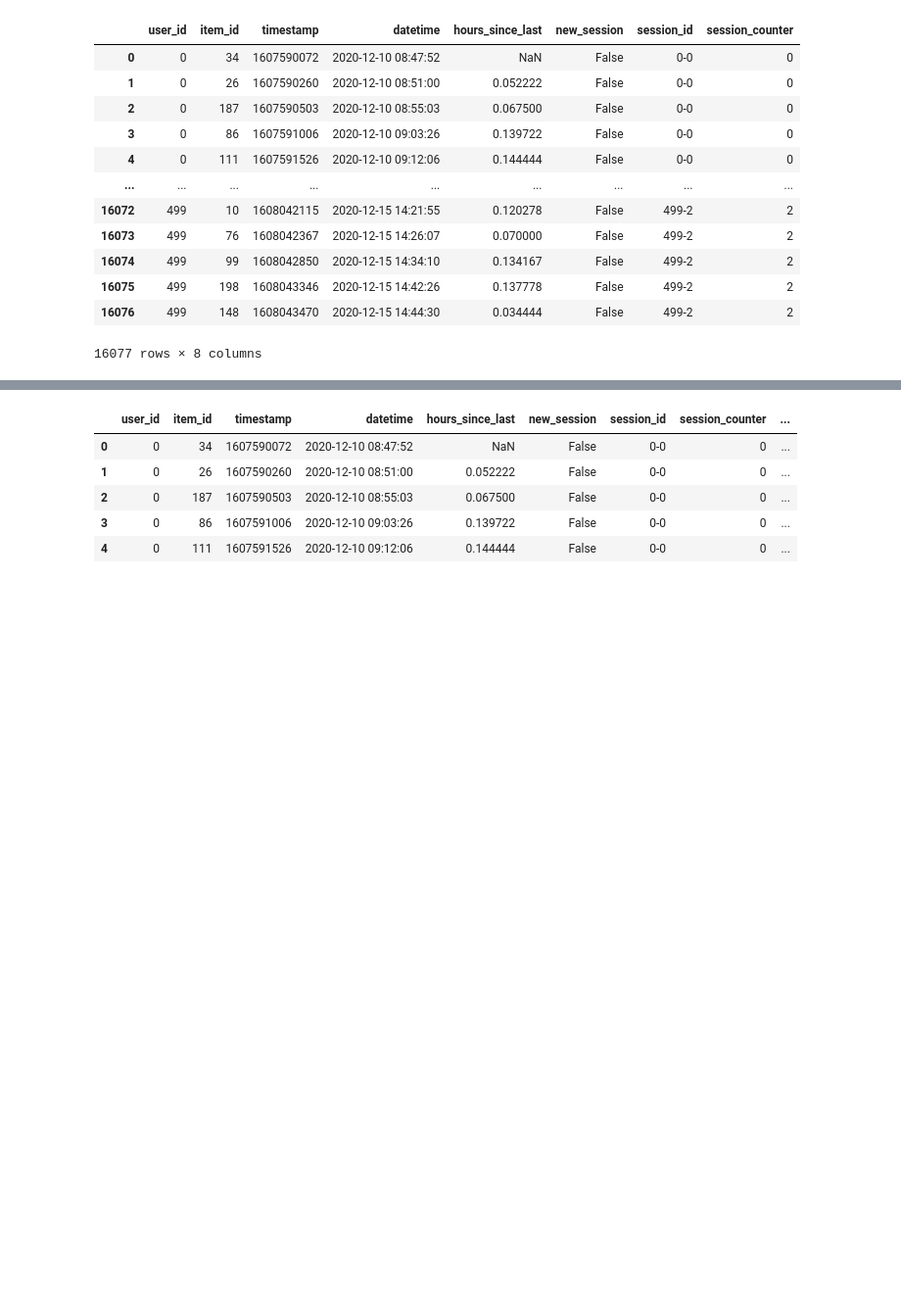
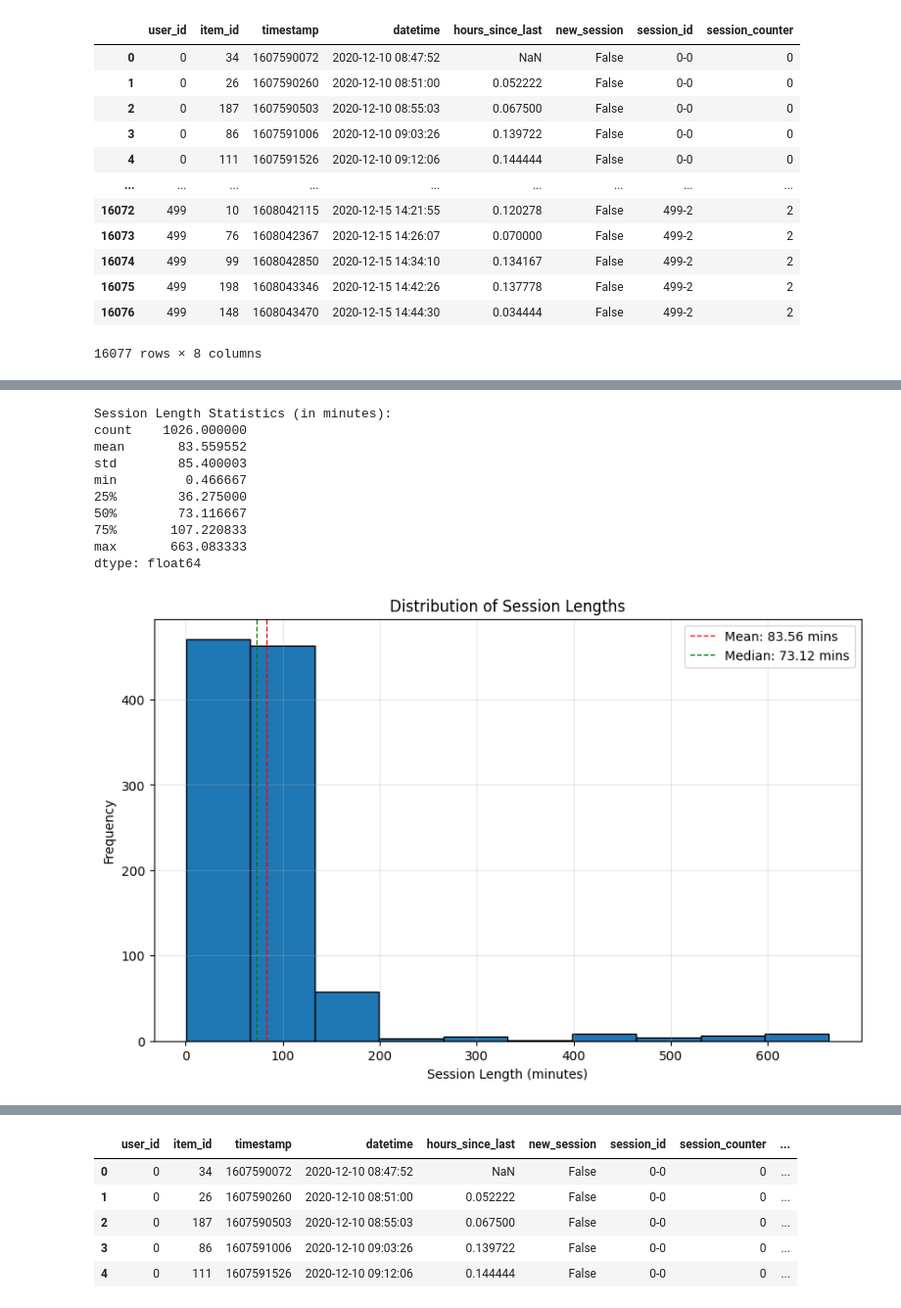
Before and after one commit to Charles-1994/recommender_system_BE, a Jupyter notebook: data_exploration.ipynb, the cells around one changed output, grey strips where cells are left out. Shown at 98% size. Saved outputs shown, nothing was run; the diff lists cells and outputs as text; code cells hidden in the pictures; blank space fills up the shorter version.

```diff
--- a/data_exploration.ipynb
+++ b/data_exploration.ipynb
@@ -295,0 +298,5 @@ events[(events['user_id'] == 2)]
+# %%
+events_dedup = (events.sort_values(['user_id', 'session_id', 'timestamp', 'item_id'])
+          .drop_duplicates(subset=['user_id', 'session_id', 'item_id'], keep='first')
+          .reset_index(drop=True))
+events_dedup[(events_dedup['user_id'] == 2)].sort_values(["session_id","item_id"])
@@ -295,0 +323,8 @@ events[(events['user_id'] == 2)]
+# %%
+# Count events per session
+session_counts = events_dedup.groupby(['user_id', 'session_id']).size().reset_index(name='event_count')
+
+# Filter out sessions with only one event
+events_dedup = events_dedup.merge(session_counts, on=['user_id', 'session_id'])
+events_dedup = events_dedup[events_dedup['event_count'] > 1].drop(columns=['event_count'])
+events_dedup
@@ -325,0 +377,6 @@ session_id
+# %%
+# Calculate session length (in minutes)
+session_lengths = (events_dedup.groupby('session_id')['datetime']
+                  .agg(['min', 'max'])
+                  .apply(lambda x: (x['max'] - x['min']).total_seconds() / 60, axis=1))
+session_lengths
@@ -325,0 +397,31 @@ session_id
+# %%
+# Create histogram with 10 bins
+import matplotlib.pyplot as plt
+
+plt.figure(figsize=(10, 6))
+plt.hist(session_lengths, bins=10, edgecolor='black')
+plt.title('Distribution of Session Lengths')
+plt.xlabel('Session Length (minutes)')
+plt.ylabel('Frequency')
+plt.grid(True, alpha=0.3)
+
+# Add mean and median lines
+plt.axvline(session_lengths.mean(), color='red', linestyle='dashed', linewidth=1, label=f'Mean: {session_lengths.mean():.2f} mins')
+plt.axvline(session_lengths.median(), color='green', linestyle='dashed', linewidth=1, label=f'Median: {session_lengths.median():.2f} mins')
+plt.legend()
+
+# Show some basic statistics
+print("Session Length Statistics (in minutes):")
+print(session_lengths.describe())
+# %% [output]
+Session Length Statistics (in minutes):
+count    1026.000000
+mean       83.559552
+std        85.400003
+min         0.466667
+25%        36.275000
+50%        73.116667
+75%       107.220833
+max       663.083333
+dtype: float64
+[figure, added]
```
Also changed, not shown: parts of 53 cells of this notebook.
